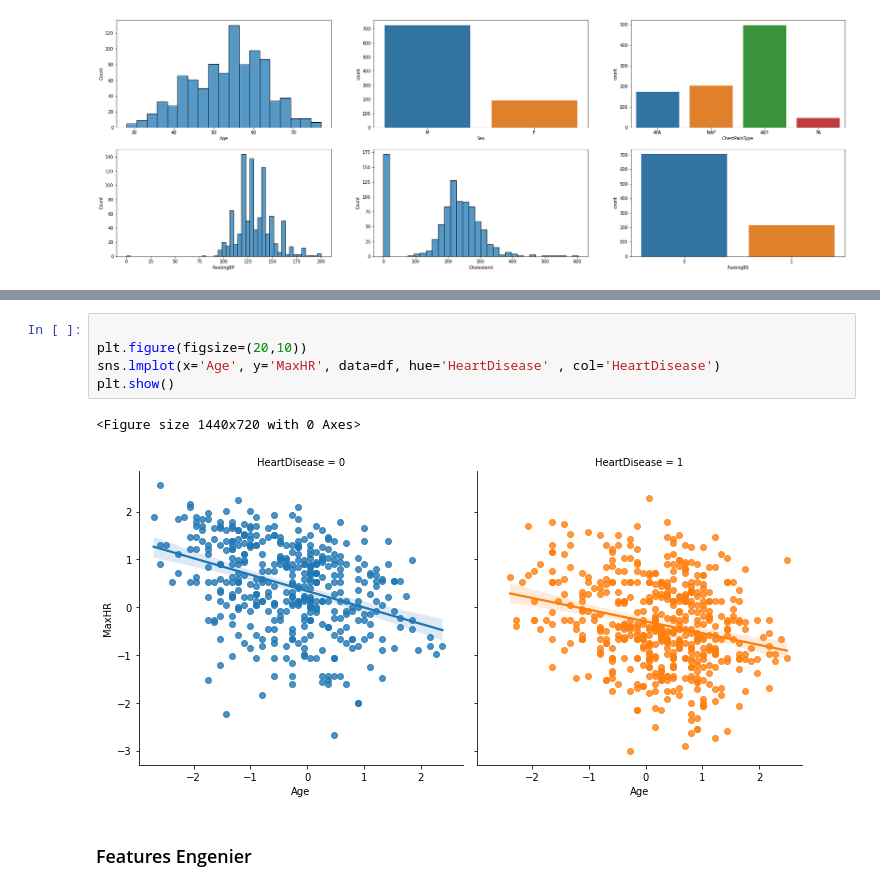
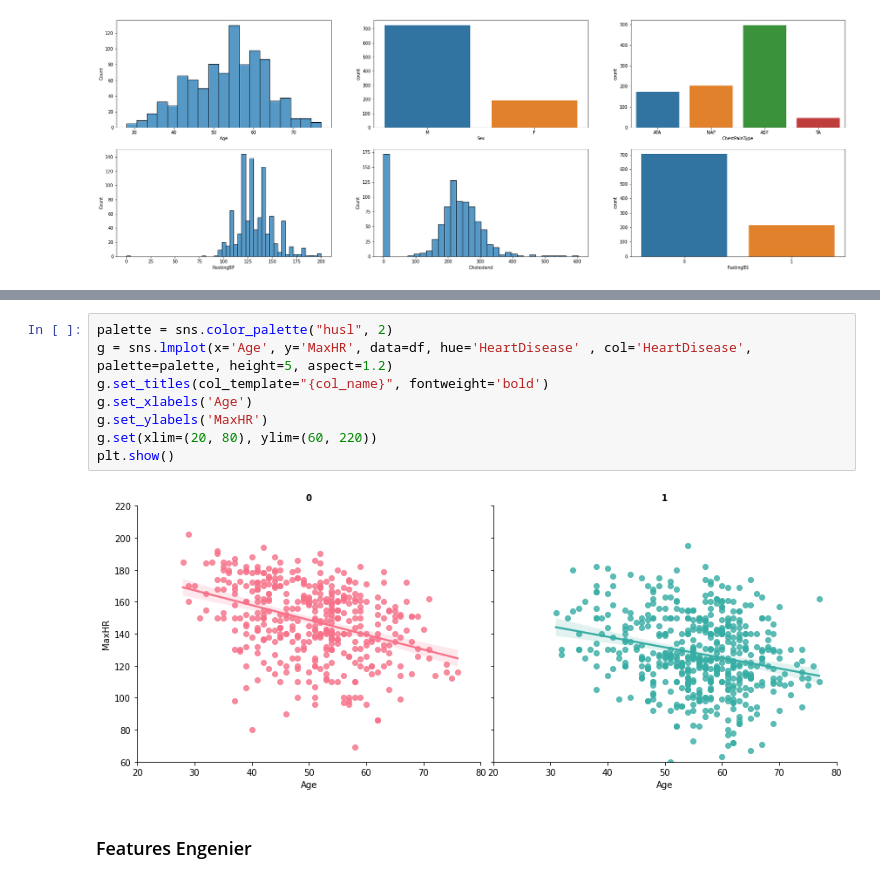
Before and after one commit to Gefte/API-for-Data-Science, a Jupyter notebook: models/data_analise.ipynb, the cells around one changed output, grey strips where cells are left out. Cells and saved outputs as stored; diff of their text form.

```diff
--- a/models/data_analise.ipynb
+++ b/models/data_analise.ipynb
@@ -130,10 +135,12 @@ plt.show()
-# %%
-
-plt.figure(figsize=(20,10))
-sns.lmplot(x='Age', y='MaxHR', data=df, hue='HeartDisease' , col='HeartDisease')
-plt.show()
-# %% [output]
-<Figure size 1440x720 with 0 Axes>
-[figure, removed]
+# %%
+palette = sns.color_palette("husl", 2)
+g = sns.lmplot(x='Age', y='MaxHR', data=df, hue='HeartDisease' , col='HeartDisease', palette=palette, height=5, aspect=1.2)
+g.set_titles(col_template="{col_name}", fontweight='bold')
+g.set_xlabels('Age')
+g.set_ylabels('MaxHR')
+g.set(xlim=(20, 80), ylim=(60, 220))
+plt.show()
+# %% [output]
+[figure, added]
 # %% [markdown]
 ### Features Engenier
```
Also changed, not shown: parts of 2 cells of this notebook, 1 other file.
